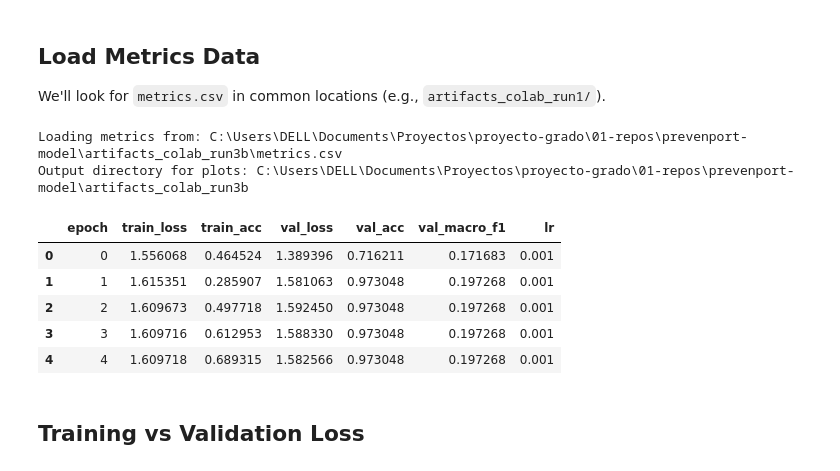
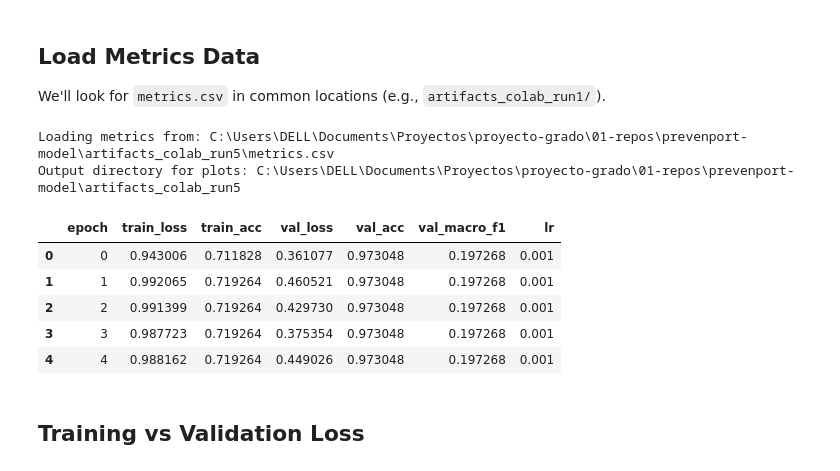
Before and after one commit to Pipex02/prevenport-model-lstm1, a Jupyter notebook: notebooks/visualize_training_metrics.ipynb, the cells around one changed output. Cells and saved outputs as stored; diff of their text form; code cells hidden in the pictures.

```diff
--- a/notebooks/visualize_training_metrics.ipynb
+++ b/notebooks/visualize_training_metrics.ipynb
@@ -14,47 +14,47 @@ We'll look for `metrics.csv` in common locations (e.g., `artifacts_colab_run1/`)
 # %%
 # Try to find the metrics file automatically
 possible_paths = [
-    Path("../artifacts_colab_run3b/metrics.csv"),  # Relative to notebooks dir
-    Path("artifacts_colab_run3b/metrics.csv"),     # Relative to project root
+    Path("../artifacts_colab_run5/metrics.csv"),  # Relative to notebooks dir
+    Path("artifacts_colab_run5/metrics.csv"),     # Relative to project root
     Path("metrics.csv"),                          # Current directory
 ]
 
 metrics_path = None
 for p in possible_paths:
     if p.exists():
         metrics_path = p
         break
 
 # If not found, ask user
 if metrics_path is None:
     print("Could not find metrics.csv automatically.")
     user_input = input("Please enter path to metrics.csv: ").strip()
     if user_input:
         metrics_path = Path(user_input)
 
 if metrics_path and metrics_path.exists():
     print(f"Loading metrics from: {metrics_path.resolve()}")
     df = pd.read_csv(metrics_path)
 
     # Determine output directory
     output_dir = metrics_path.parent
     print(f"Output directory for plots: {output_dir.resolve()}")
 
     # Ask for tag
     run_tag = input("Enter a tag for the output filenames (e.g., 'run3', press Enter for none): ").strip()
 
     display(df.head())
 else:
     print("❌ Error: Metrics file not found. Please check the path.")
 # %% [output]
-Loading metrics from: C:\Users\DELL\Documents\Proyectos\proyecto-grado\01-repos\prevenport-model\artifacts_colab_run3b\metrics.csv
-Output directory for plots: C:\Users\DELL\Documents\Proyectos\proyecto-grado\01-repos\prevenport-model\artifacts_colab_run3b
+Loading metrics from: C:\Users\DELL\Documents\Proyectos\proyecto-grado\01-repos\prevenport-model\artifacts_colab_run5\metrics.csv
+Output directory for plots: C:\Users\DELL\Documents\Proyectos\proyecto-grado\01-repos\prevenport-model\artifacts_colab_run5
 |  | epoch | train_loss | train_acc | val_loss | val_acc | val_macro_f1 | lr |
-| 0 | 0 | 1.556068 | 0.464524 | 1.389396 | 0.716211 | 0.171683 | 0.001 |
-| 1 | 1 | 1.615351 | 0.285907 | 1.581063 | 0.973048 | 0.197268 | 0.001 |
-| 2 | 2 | 1.609673 | 0.497718 | 1.592450 | 0.973048 | 0.197268 | 0.001 |
-| 3 | 3 | 1.609716 | 0.612953 | 1.588330 | 0.973048 | 0.197268 | 0.001 |
-| 4 | 4 | 1.609718 | 0.689315 | 1.582566 | 0.973048 | 0.197268 | 0.001 |
+| 0 | 0 | 0.943006 | 0.711828 | 0.361077 | 0.973048 | 0.197268 | 0.001 |
+| 1 | 1 | 0.992065 | 0.719264 | 0.460521 | 0.973048 | 0.197268 | 0.001 |
+| 2 | 2 | 0.991399 | 0.719264 | 0.429730 | 0.973048 | 0.197268 | 0.001 |
+| 3 | 3 | 0.987723 | 0.719264 | 0.375354 | 0.973048 | 0.197268 | 0.001 |
+| 4 | 4 | 0.988162 | 0.719264 | 0.449026 | 0.973048 | 0.197268 | 0.001 |
 # %% [markdown]
 ## Training vs Validation Loss
 # %%
```
Also changed, not shown: parts of 4 cells of this notebook, 9 other files.
